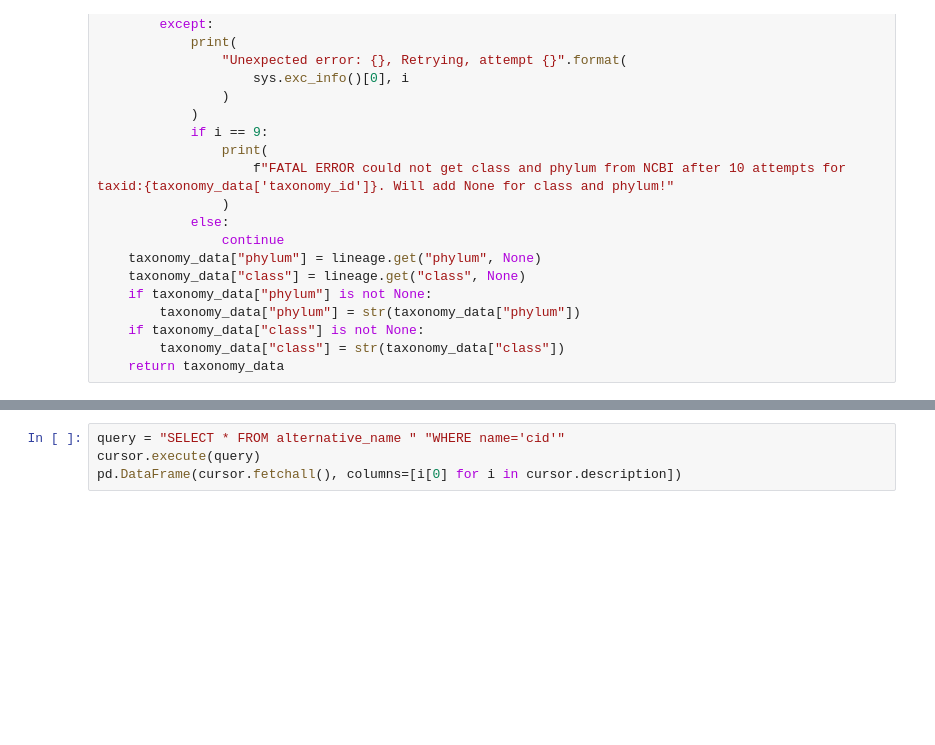
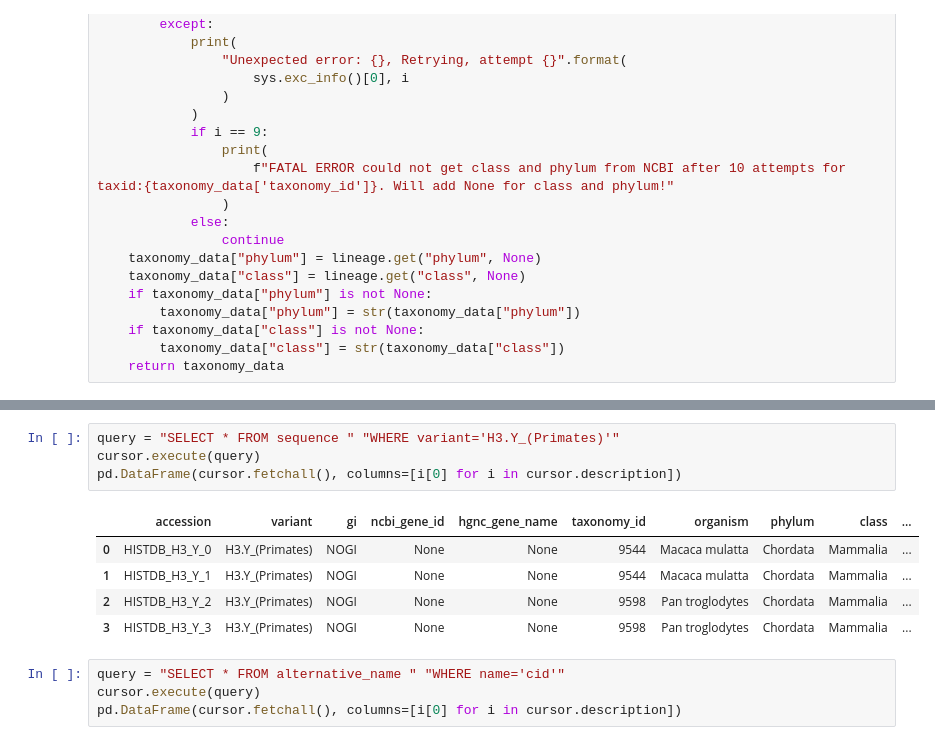
Before and after one commit to intbio/histonedb, a Jupyter notebook: CURATED_SET/curated_service/curatedDB/UPD_curatedDB.ipynb, the cells around one changed output, grey strips where cells are left out. Cells and saved outputs as stored; diff of their text form; blank space fills up the shorter version.

```diff
--- a/CURATED_SET/curated_service/curatedDB/UPD_curatedDB.ipynb
+++ b/CURATED_SET/curated_service/curatedDB/UPD_curatedDB.ipynb
@@ -166,3 +184,13 @@ def get_taxonomy_data(record):
+# %%
+query = "SELECT * FROM sequence " "WHERE variant='H3.Y_(Primates)'"
+cursor.execute(query)
+pd.DataFrame(cursor.fetchall(), columns=[i[0] for i in cursor.description])
+# %% [output]
+|  | accession | variant | gi | ncbi_gene_id | hgnc_gene_name | taxonomy_id | organism | phylum | class | ... |
+| 0 | HISTDB_H3_Y_0 | H3.Y_(Primates) | NOGI | None | None | 9544 | Macaca mulatta | Chordata | Mammalia | ... |
+| 1 | HISTDB_H3_Y_1 | H3.Y_(Primates) | NOGI | None | None | 9544 | Macaca mulatta | Chordata | Mammalia | ... |
+| 2 | HISTDB_H3_Y_2 | H3.Y_(Primates) | NOGI | None | None | 9598 | Pan troglodytes | Chordata | Mammalia | ... |
+| 3 | HISTDB_H3_Y_3 | H3.Y_(Primates) | NOGI | None | None | 9598 | Pan troglodytes | Chordata | Mammalia | ... |
 # %%
 query = "SELECT * FROM alternative_name " "WHERE name='cid'"
 cursor.execute(query)
```
Also changed, not shown: parts of 4 cells of this notebook, 2 other files.
